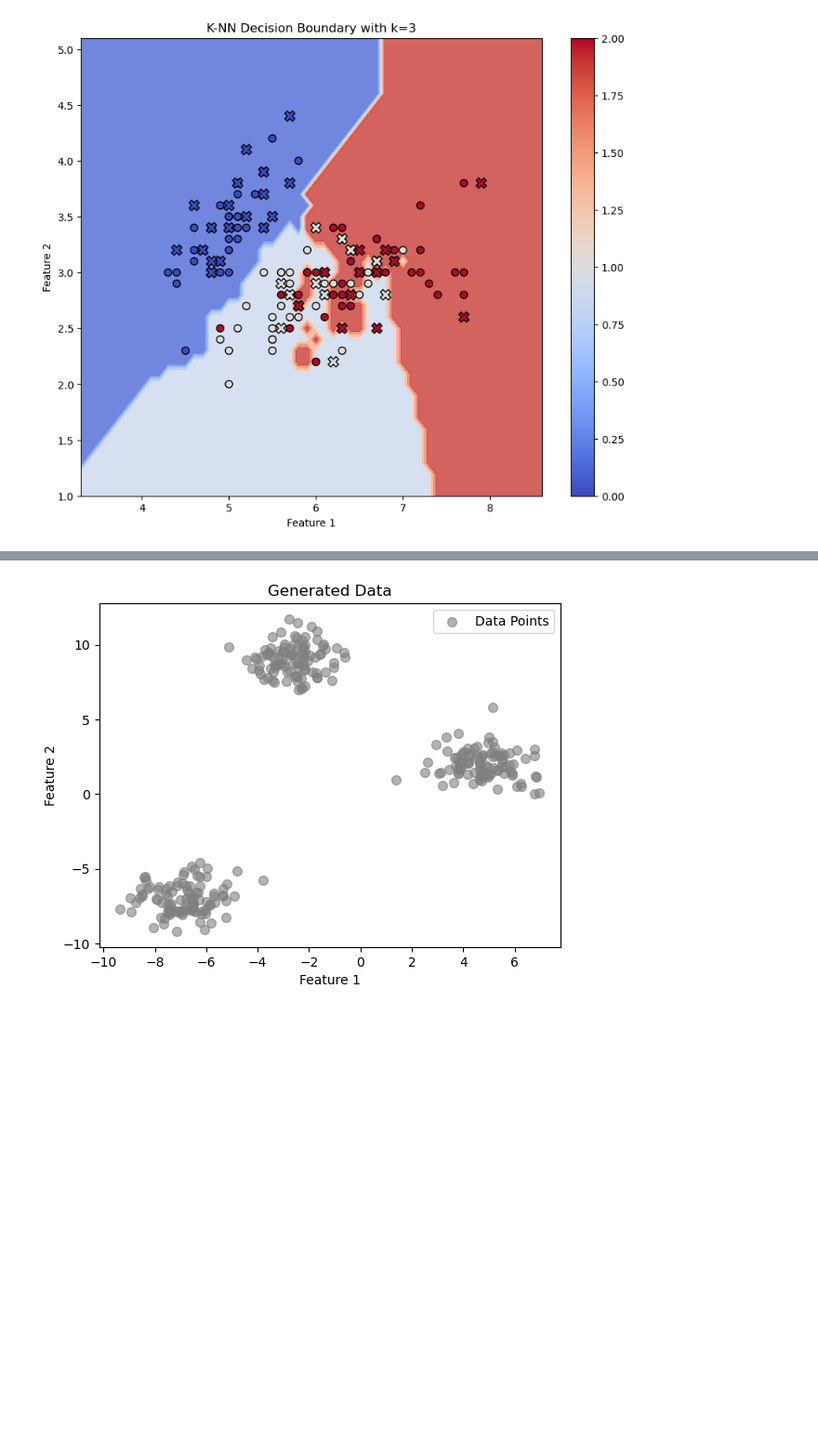
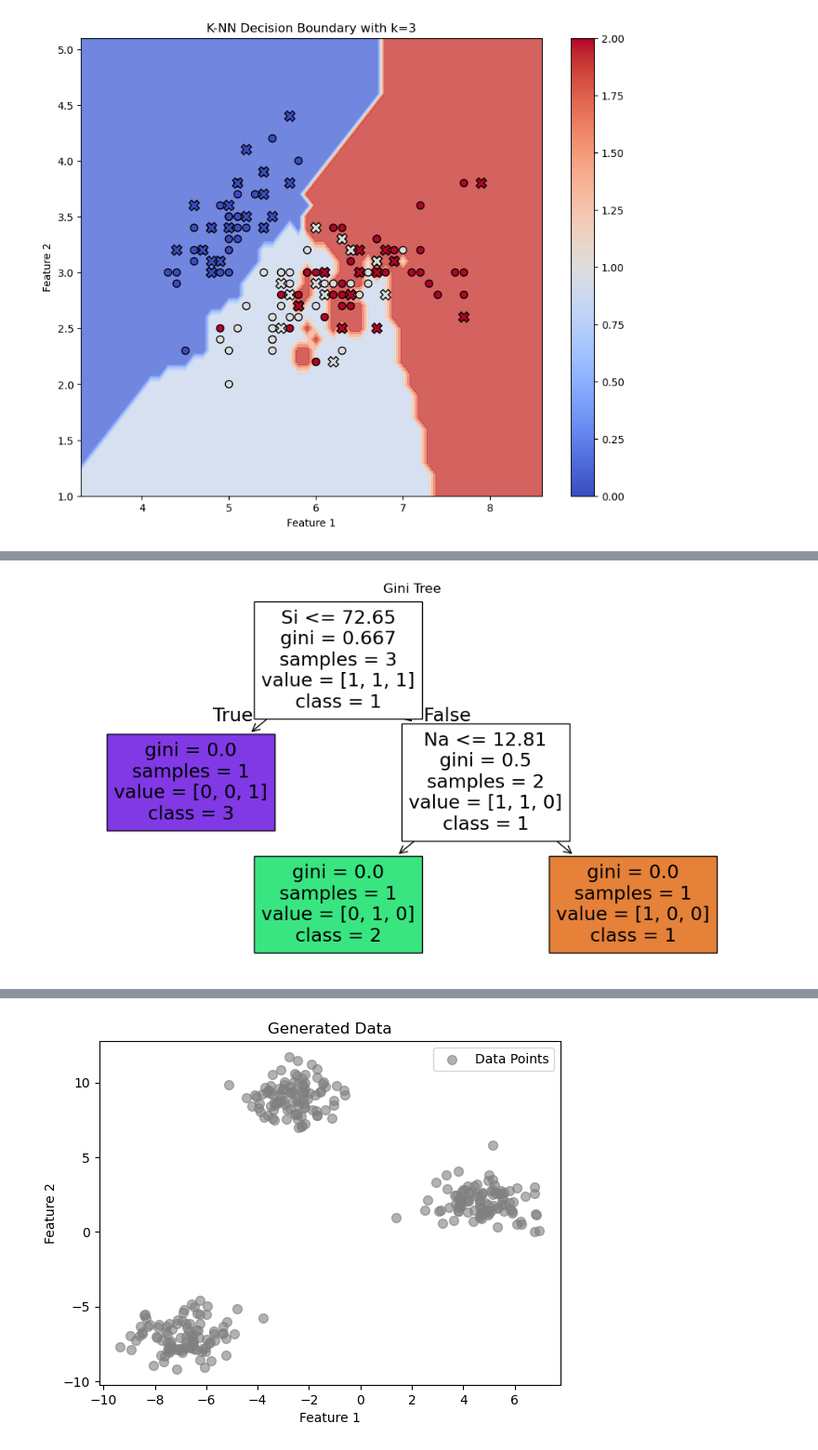
Before and after one commit to pradeepsarampalli/mllab, a Jupyter notebook: ml.ipynb, the cells around one changed output, grey strips where cells are left out. Shown at 93% size. Drawn from its saved outputs; the diff is of its cells as text; code cells hidden in the pictures; blank space fills up the shorter version.

```diff
--- a/ml.ipynb
+++ b/ml.ipynb
@@ -565,49 +618,62 @@ from sklearn.tree import DecisionTreeClassifier, export_text, plot_tree
 from sklearn.metrics import classification_report, accuracy_score
 import matplotlib.pyplot as plt
 
-# Load the dataset
-file_path = 'glass.csv' # Replace with the correct file path
-data = pd.read_csv(file_path)
-# Preprocessing
-# Separate features and target
-X = data.drop(columns=['Type']) # Replace 'Type' with the actual target column
-name
-y = data['Type'] # Replace 'Type' with the actual target column name
-# Split the dataset into training and testing sets
-X_train, X_test, y_train, y_test = train_test_split(X, y, test_size=0.3,
-random_state=42, stratify=y)
+# Sample Dataset
+data = pd.DataFrame({
+    'RI': [1.521, 1.517, 1.516, 1.523, 1.515, 1.519],
+    'Na': [13.64, 12.89, 12.73, 13.44, 12.70, 13.30],
+    'Mg': [4.49, 3.60, 3.55, 3.83, 3.52, 3.58],
+    'Al': [1.10, 1.36, 1.54, 1.25, 1.52, 1.41],
+    'Si': [71.78, 72.73, 73.02, 72.10, 72.75, 72.57],
+    'K':  [0.06, 0.48, 0.39, 0.29, 0.06, 0.26],
+    'Ca': [8.75, 7.83, 7.78, 8.40, 8.75, 8.70],
+    'Ba': [0.0, 0.0, 0.0, 0.0, 0.0, 0.0],
+    'Fe': [0.00, 0.29, 0.25, 0.14, 0.19, 0.12],
+    'Type': [1, 1, 2, 2, 3, 3]
+})
 
-# Gini Index Decision Tree
+X = data.drop(columns=['Type'])
+y = data['Type']
+
+X_train, X_test, y_train, y_test = train_test_split(
+    X, y, test_size=0.5, random_state=42, stratify=y
+)
+
+# Decision Trees
 gini_tree = DecisionTreeClassifier(criterion='gini', random_state=42)
+entropy_tree = DecisionTreeClassifier(criterion='entropy', random_state=42)
+
 gini_tree.fit(X_train, y_train)
-# Entropy Decision Tree
-entropy_tree = DecisionTreeClassifier(criterion='entropy', random_state=42)
 entropy_tree.fit(X_train, y_train)
-# Predictions
+
 gini_pred = gini_tree.predict(X_test)
 entropy_pred = entropy_tree.predict(X_test)
+
 # Evaluation
-def evaluate_model(y_true, y_pred, model_name):
-    print(f"--- {model_name} ---")
-    print("Classification Report:")
-    print(classification_report(y_true, y_pred))
-    print("Accuracy:", accuracy_score(y_true, y_pred))
-    print("\n")
-evaluate_model(y_test, gini_pred, "Decision Tree with Gini Index")
-evaluate_model(y_test, entropy_pred, "Decision Tree with Entropy")
-# Visualize the trees
-plt.figure(figsize=(20, 10))
-plot_tree(gini_tree, feature_names=X.columns, class_names=[str(c) for c in
-y.unique()], filled=True)
-plt.title("Decision Tree using Gini Index")
+print("\nGini Decision Tree:")
+print(classification_report(y_test, gini_pred, zero_division=0))
+print("Accuracy:", accuracy_score(y_test, gini_pred))
+
+print("\nEntropy Decision Tree:")
+print(classification_report(y_test, entropy_pred, zero_division=0))
+print("Accuracy:", accuracy_score(y_test, entropy_pred))
+
+
+# Plot Trees
+plt.figure(figsize=(12, 6))
+plot_tree(gini_tree, feature_names=X.columns, class_names=[str(c) for c in y.unique()], filled=True)
+plt.title("Gini Tree")
 plt.show()
-plt.figure(figsize=(20, 10))
-plot_tree(entropy_tree, feature_names=X.columns, class_names=[str(c) for c in
-y.unique()], filled=True)
-plt.title("Decision Tree using Entropy")
+
+plt.figure(figsize=(12, 6))
+plot_tree(entropy_tree, feature_names=X.columns, class_names=[str(c) for c in y.unique()], filled=True)
+plt.title("Entropy Tree")
 plt.show()
-# Display tree structure as text
-print("Gini Tree Structure:")
+
+# Tree Text
+print("\nGini Tree Structure:")
 print(export_text(gini_tree, feature_names=list(X.columns)))
+
 print("\nEntropy Tree Structure:")
 print(export_text(entropy_tree, feature_names=list(X.columns)))
+# %% [output]
@@ -613,0 +697 @@ print(export_text(entropy_tree, feature_names=list(X.columns)))
+[figure, added]
```
Also changed, not shown: parts of 9 cells of this notebook.
